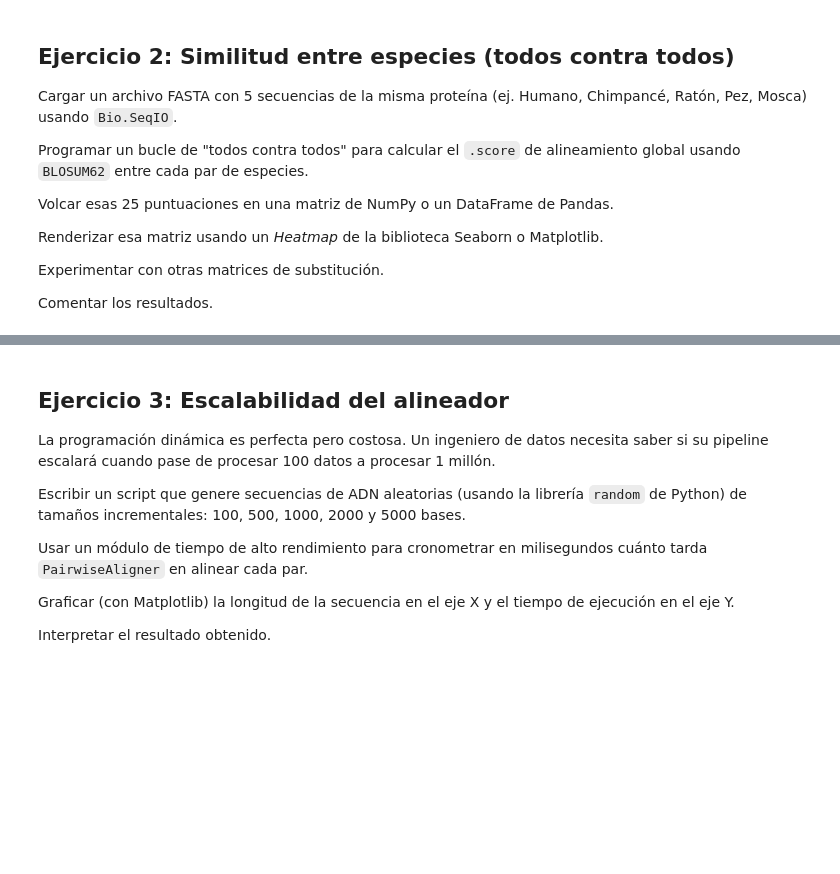
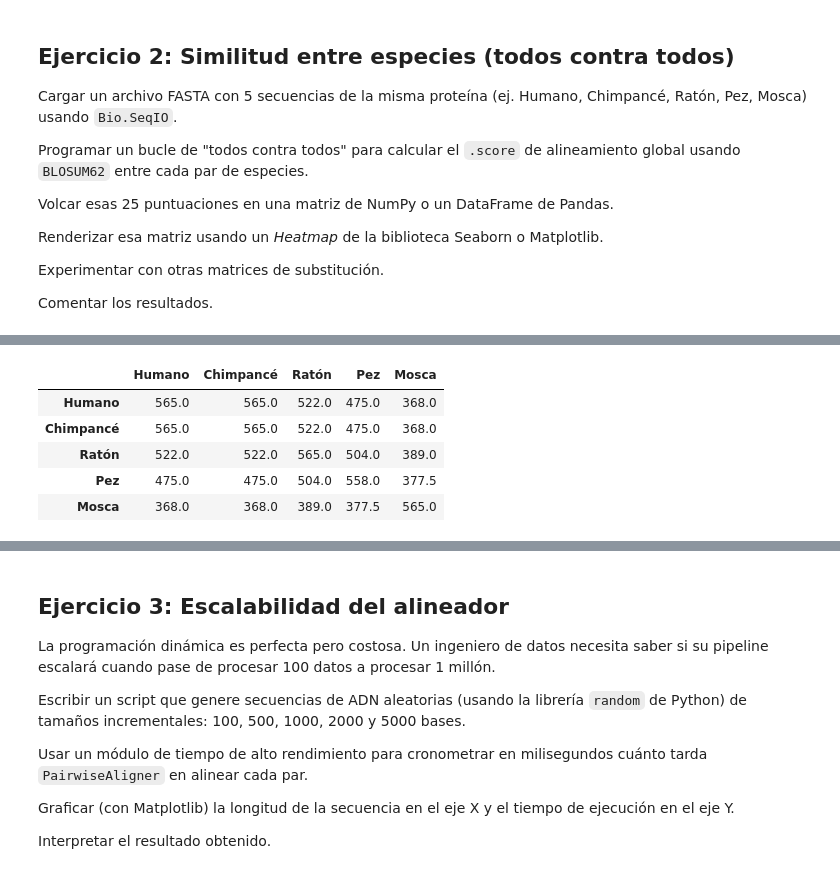
Before and after one commit to ArtHead-Devs/Practica-3-Hoja-Ejercicios, a Jupyter notebook: ejercicios.ipynb, the cells around one changed output, grey strips where cells are left out. Cells and saved outputs as stored; diff of their text form; code cells hidden in the pictures; blank space fills up the shorter version.

```diff
--- a/ejercicios.ipynb
+++ b/ejercicios.ipynb
@@ -221,0 +252,26 @@ Comentar los resultados.
+# %%
+def crear_alineador(nombre_matriz):
+    alineador = PairwiseAligner()
+    alineador.mode = "global"
+    alineador.substitution_matrix = substitution_matrices.load(nombre_matriz)
+    alineador.open_gap_score = -10
+    alineador.extend_gap_score = -0.5
+    return alineador
+
+def matriz_de_scores(nombre_matriz):
+    alineador = crear_alineador(nombre_matriz)
+    scores = np.zeros((len(secuencias), len(secuencias)))
+    for i, seq_a in enumerate(secuencias):
+        for j, seq_b in enumerate(secuencias):
+            scores[i, j] = alineador.align(seq_a, seq_b).score
+    return pd.DataFrame(scores, index=especies, columns=especies)
+
+df_blosum62 = matriz_de_scores("BLOSUM62")
+df_blosum62
+# %% [output]
+|  | Humano | Chimpancé | Ratón | Pez | Mosca |
+| Humano | 565.0 | 565.0 | 522.0 | 475.0 | 368.0 |
+| Chimpancé | 565.0 | 565.0 | 522.0 | 475.0 | 368.0 |
+| Ratón | 522.0 | 522.0 | 565.0 | 504.0 | 389.0 |
+| Pez | 475.0 | 475.0 | 504.0 | 558.0 | 377.5 |
+| Mosca | 368.0 | 368.0 | 389.0 | 377.5 | 565.0 |
```
Also changed, not shown: parts of 13 cells of this notebook, 1 other file.
